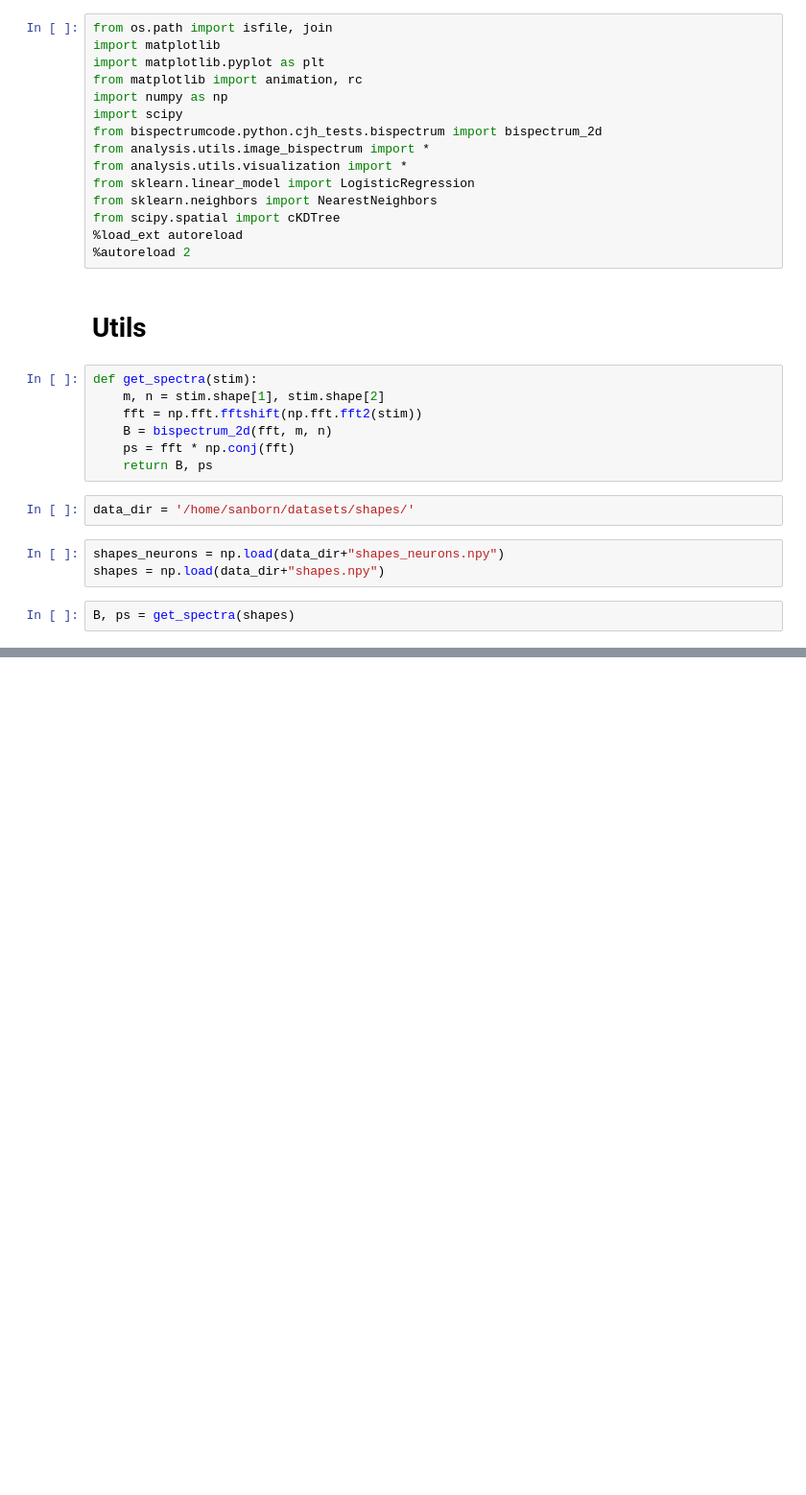
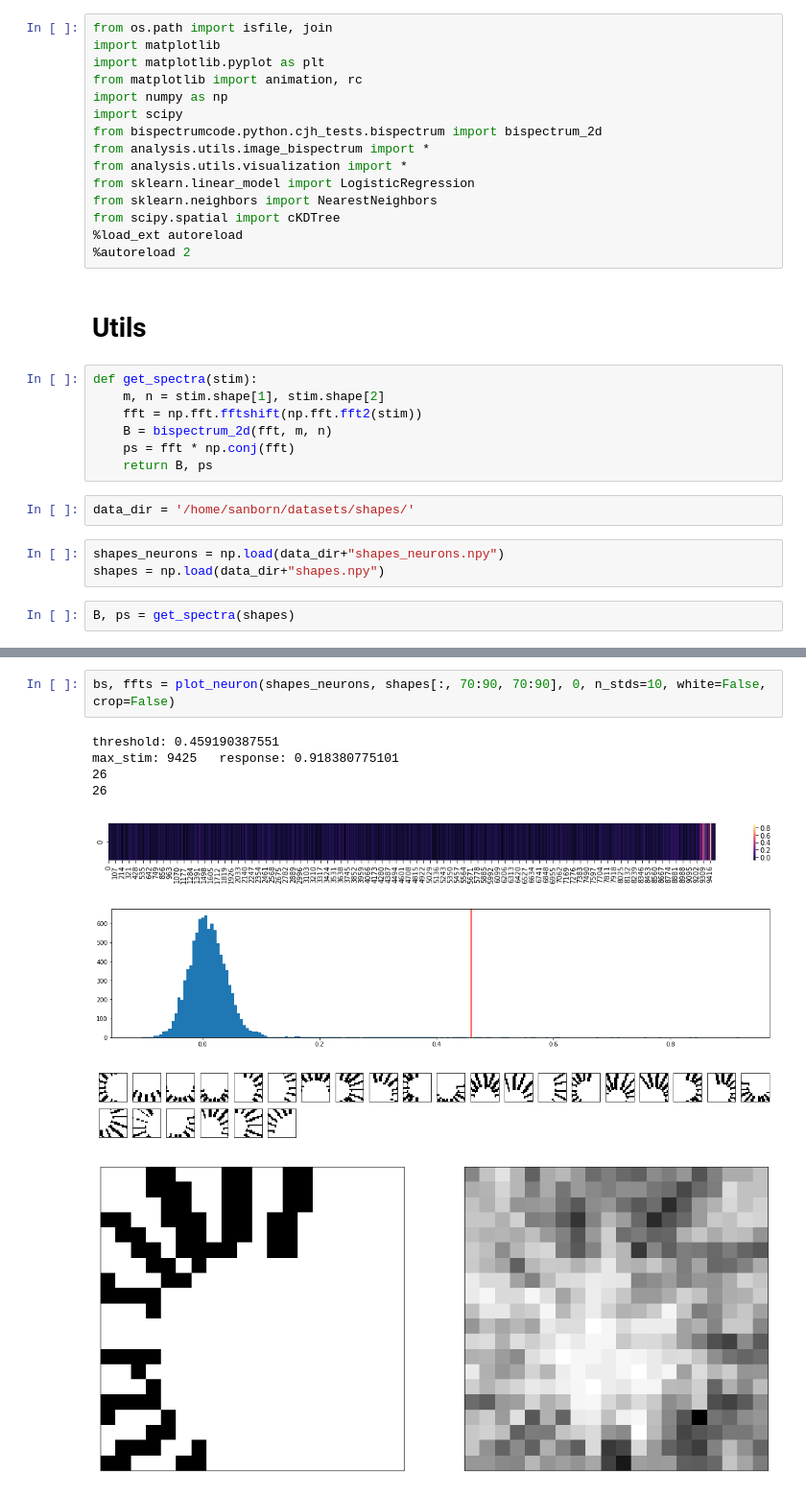
Before and after one commit to sophiaas/graph-bispectrum, a Jupyter notebook: revcorr_nearest_neighbor.ipynb, the cells around one changed output, grey strips where cells are left out. Shown at 96% size. Saved outputs shown, nothing was run; the diff lists cells and outputs as text; blank space fills up the shorter version.

```diff
--- a/revcorr_nearest_neighbor.ipynb
+++ b/revcorr_nearest_neighbor.ipynb
@@ -69 +104,12 @@ revcorr
+# %%
+bs, ffts = plot_neuron(shapes_neurons, shapes[:, 70:90, 70:90], 0, n_stds=10, white=False, crop=False)
+# %% [output]
+threshold: 0.459190387551
+max_stim: 9425   response: 0.918380775101
+26
+26
+[figure, added]
+[figure, added]
+[figure, added]
+[figure, added]
 # %%
```
Also changed, not shown: parts of 12 cells of this notebook.
